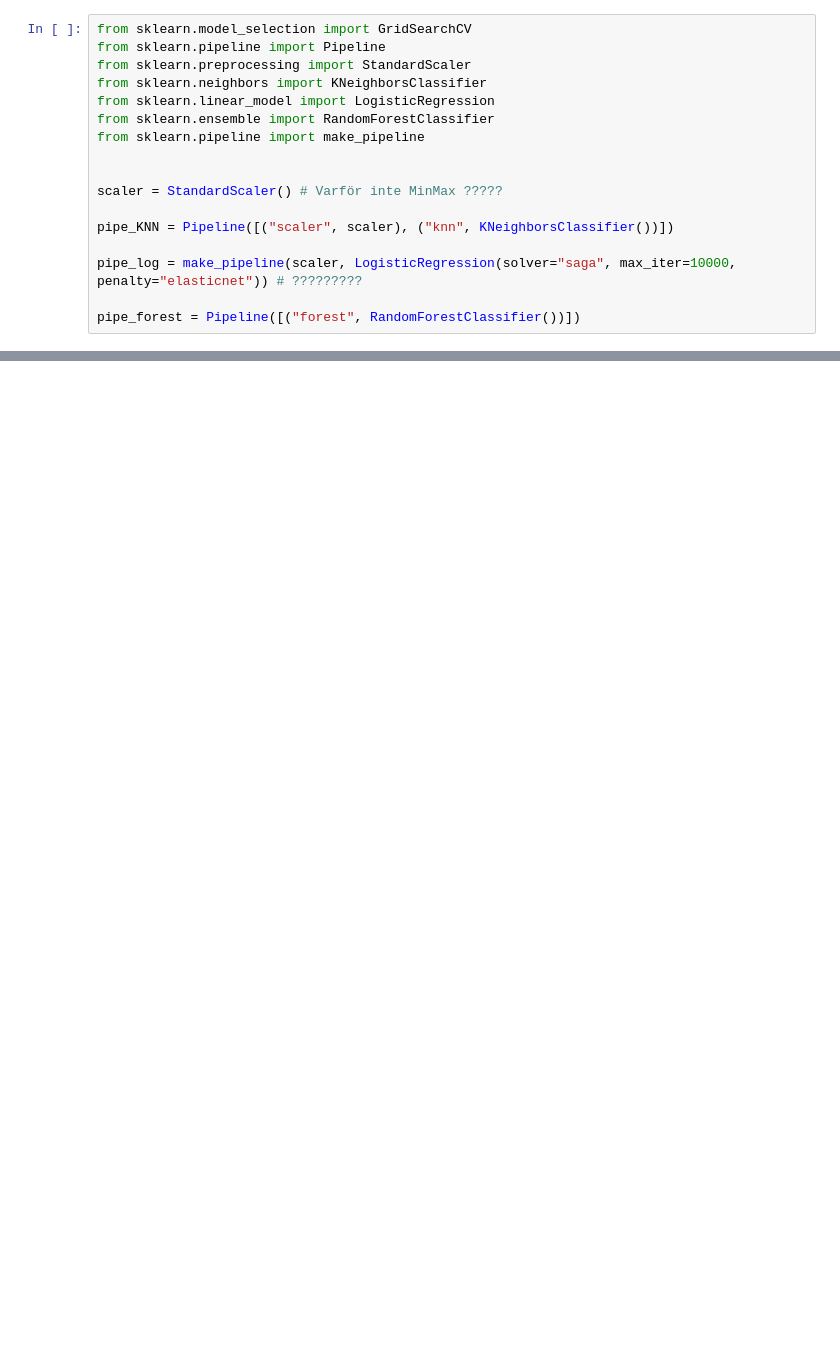
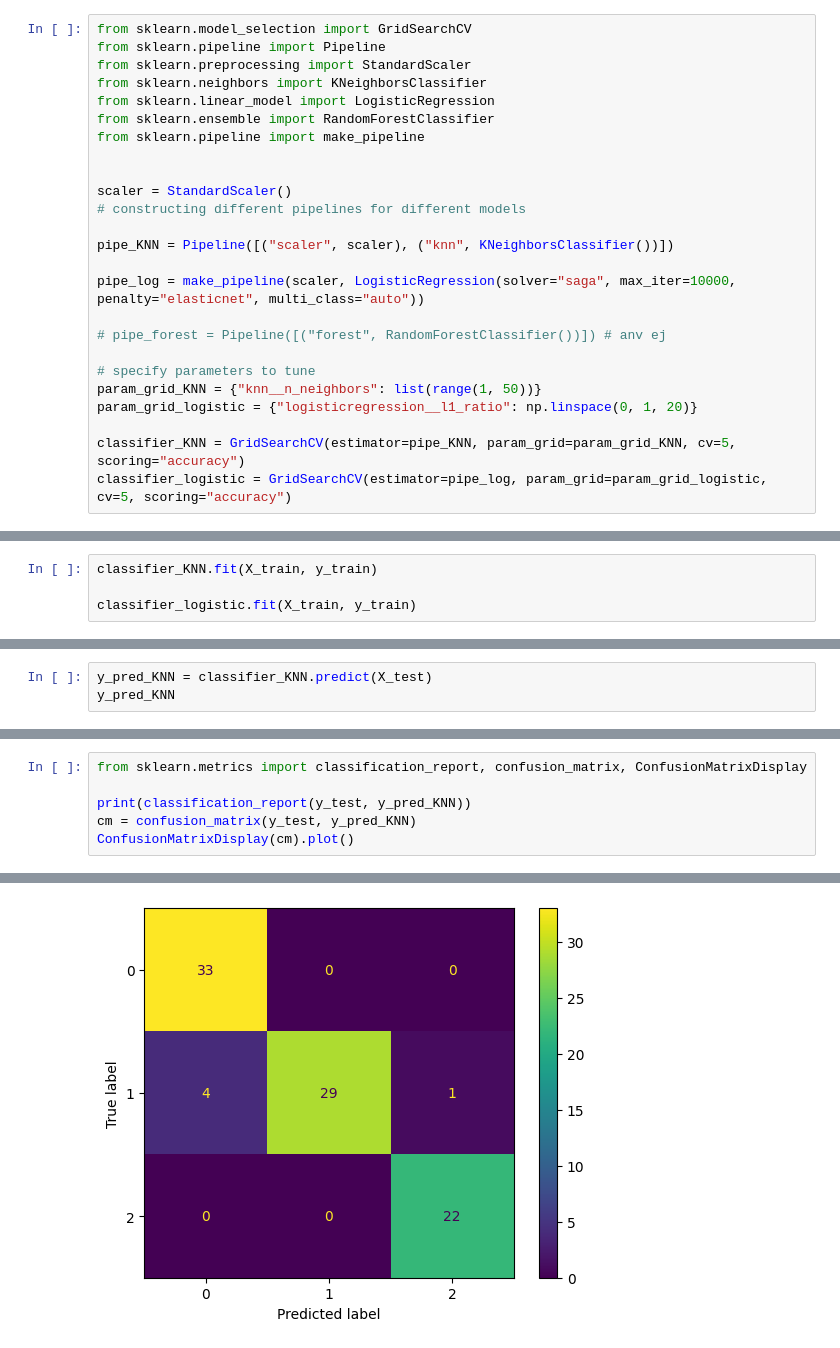
Before and after one commit to Arsen9988/Machine-learning-Arsen, a Jupyter notebook: Test_code/gridsearchCV.ipynb, the cells around one changed output, grey strips where cells are left out. Saved outputs shown, nothing was run; the diff lists cells and outputs as text; blank space fills up the shorter version.

```diff
--- a/Test_code/gridsearchCV.ipynb
+++ b/Test_code/gridsearchCV.ipynb
@@ -22,10 +64,18 @@ from sklearn.ensemble import RandomForestClassifier
 from sklearn.pipeline import make_pipeline
 
 
-scaler = StandardScaler() # Varför inte MinMax ?????
+scaler = StandardScaler()
+# constructing different pipelines for different models
 
 pipe_KNN = Pipeline([("scaler", scaler), ("knn", KNeighborsClassifier())])
 
-pipe_log = make_pipeline(scaler, LogisticRegression(solver="saga", max_iter=10000, penalty="elasticnet")) # ?????????
+pipe_log = make_pipeline(scaler, LogisticRegression(solver="saga", max_iter=10000, penalty="elasticnet", multi_class="auto"))
 
-pipe_forest = Pipeline([("forest", RandomForestClassifier())])
+# pipe_forest = Pipeline([("forest", RandomForestClassifier())]) # anv ej
+
+# specify parameters to tune
+param_grid_KNN = {"knn__n_neighbors": list(range(1, 50))}
+param_grid_logistic = {"logisticregression__l1_ratio": np.linspace(0, 1, 20)}
+
+classifier_KNN = GridSearchCV(estimator=pipe_KNN, param_grid=param_grid_KNN, cv=5, scoring="accuracy")
+classifier_logistic = GridSearchCV(estimator=pipe_log, param_grid=param_grid_logistic, cv=5, scoring="accuracy")
@@ -31,0 +109,4 @@ pipe_forest = Pipeline([("forest", RandomForestClassifier())])
+# %%
+classifier_KNN.fit(X_train, y_train)
+
+classifier_logistic.fit(X_train, y_train)
@@ -31,0 +166,3 @@ pipe_forest = Pipeline([("forest", RandomForestClassifier())])
+# %%
+y_pred_KNN = classifier_KNN.predict(X_test)
+y_pred_KNN
@@ -31,0 +184,7 @@ pipe_forest = Pipeline([("forest", RandomForestClassifier())])
+# %%
+from sklearn.metrics import classification_report, confusion_matrix, ConfusionMatrixDisplay
+
+print(classification_report(y_test, y_pred_KNN))
+cm = confusion_matrix(y_test, y_pred_KNN)
+ConfusionMatrixDisplay(cm).plot()
+# %% [output]
@@ -31,0 +201 @@ pipe_forest = Pipeline([("forest", RandomForestClassifier())])
+[figure, added]
```
Also changed, not shown: parts of 19 cells of this notebook, 3 other files.
